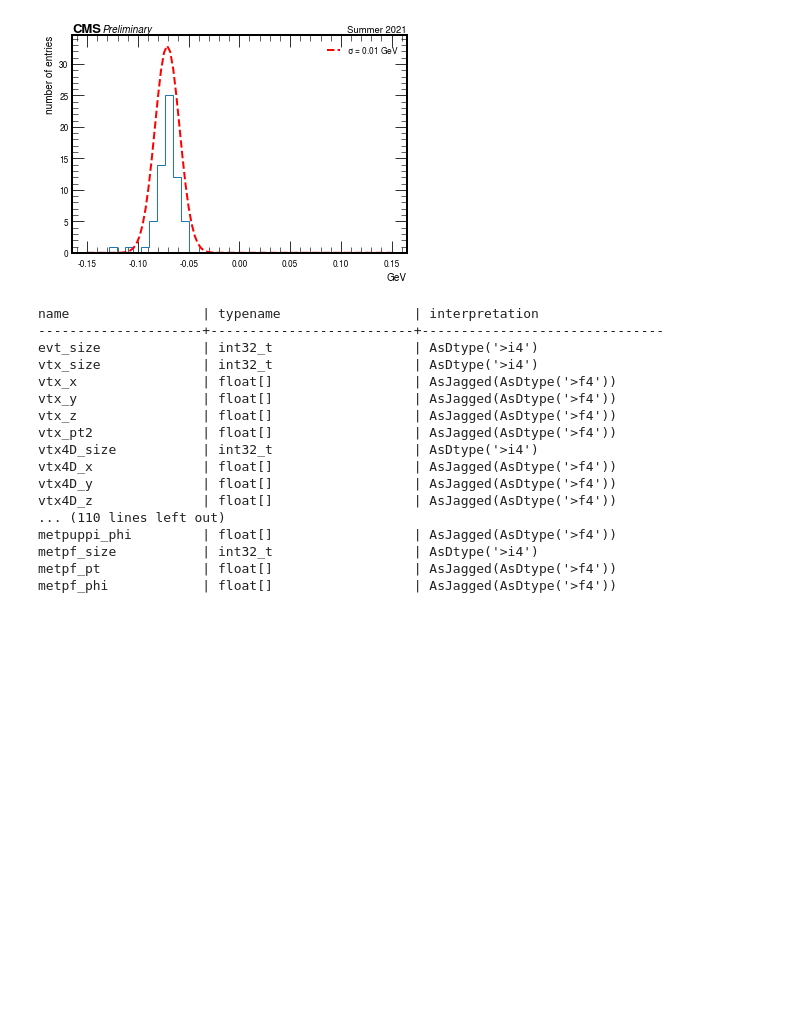
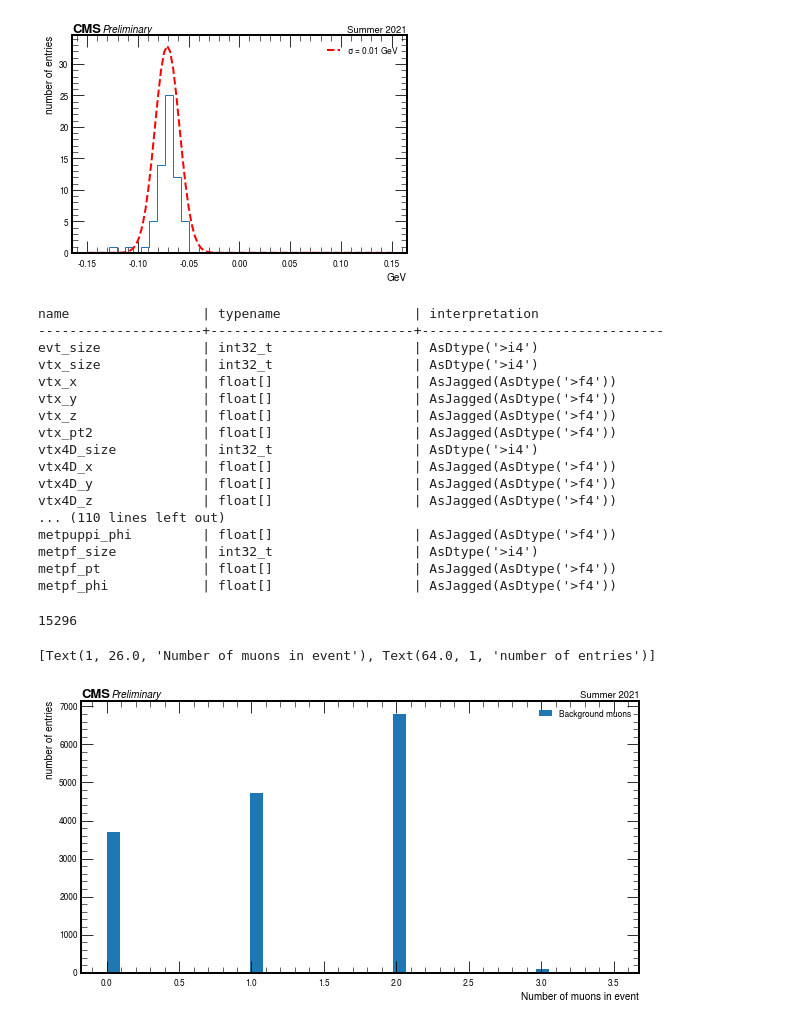
Before and after one commit to jloemker/SWAN, a Jupyter notebook: Analysis_Bg_Sig.ipynb, the cells around one changed output. Drawn from its saved outputs; the diff is of its cells as text; code cells hidden in the pictures; blank space fills up the shorter version.

```diff
--- a/Analysis_Bg_Sig.ipynb
+++ b/Analysis_Bg_Sig.ipynb
@@ -228,6 +228,7 @@ ax.legend()
 <matplotlib.legend.Legend at 0x...>
 [figure]
 # %%
+PATH='/eos/cms/store/user/jjhollar/CERNSummerStudentProject2021/'
 filename=PATH+'DYMuMu_PU200_NTUPLE_1_version3.root'
 bg_tree = uproot.open(filename+":myana/mytree")
 bg_tree.show()
@@ -252,7 +261,13 @@ metpf_phi            | float[]                  | AsJagged(AsDtype('>f4'))
+# %%
+#Compressing the muon data
+bg_muons =[]
+for batch, report in bg_tree.iterate(['pfcand_pt','pfcand_eta','pfcand_phi','pfcand_mass','pfcand_t','pfcand_vz','pfcand_pid'], step_size=1000, report=True):
+    #print(report)
+    bg_muons.append(batch[(abs(batch.pfcand_pid)==13) & (batch.pfcand_pt>25)] )
+bg_muons=ak.concatenate(bg_muons)
 # %%
+bg_protons = bg_tree.arrays(['genproton_xi','genproton_pz','genproton_vz','genproton_ispu'])
 bg_event_info = bg_tree.arrays(['genvtx_t0'])
-bg_muons = bg_tree.arrays(['pfcand_pt','pfcand_eta','pfcand_phi','pfcand_mass','pfcand_t','pfcand_vz'])#,'abs(pfcand_pid)==13')
-bg_protons = bg_tree.arrays(['genproton_xi','genproton_pz','genproton_vz','genproton_ispu'])
 bg_vertices = bg_tree.arrays(['vtx4D_t','vtx4D_z','vtx4D_pt2'])
 # %%
 #All for the background sample
@@ -293,7 +308,7 @@ for i in tqdm(range(N)):
         if pr.genproton_pz[i_pr]>0: pr1_idx=i_pr
         else: pr2_idx=i_pr
     #skip events if signal protons are missing
-   # if pr1_idx<0 or pr2_idx<0: continue
+    if pr1_idx<0 or pr2_idx<0: continue
     #store muons
     mu1=ROOT.Math.PtEtaPhiMVector(mu.pfcand_pt[mu1_idx],
                                   mu.pfcand_eta[mu1_idx],
@@ -337,16 +352,21 @@ for i in tqdm(range(N)):
 # %%
 bg_anal = pd.DataFrame(data=data)
 
 N = len(bg_muons)
+print(N)
 N_muons = []
 for i in range(N):
     N_muons.append(len(bg_muons.pfcand_pt[i]))
 
 #lets draw hisgorgam of number of muons:
 f, ax = plt.subplots(figsize=(10,5))
-plt.hist(N_muons, bins=np.linspace(0,30,30),label='Background muons')
+plt.hist(N_muons, bins=np.linspace(0,3.5,40),label='Background muons')
 hep.cms.label(llabel="Preliminary", rlabel="Summer 2021", ax=ax)
 ax.legend();
 ax.set(xlabel='Number of muons in event', ylabel='number of entries')
 #plt.savefig('AnalyseW2/bg_number_muons_signal.png',bbox_inches='tight')
+# %% [output]
+15296
+[Text(1, 26.0, 'Number of muons in event'), Text(64.0, 1, 'number of entries')]
+[figure, added]
 # %%
```
Also changed, not shown: parts of 4 cells of this notebook.
